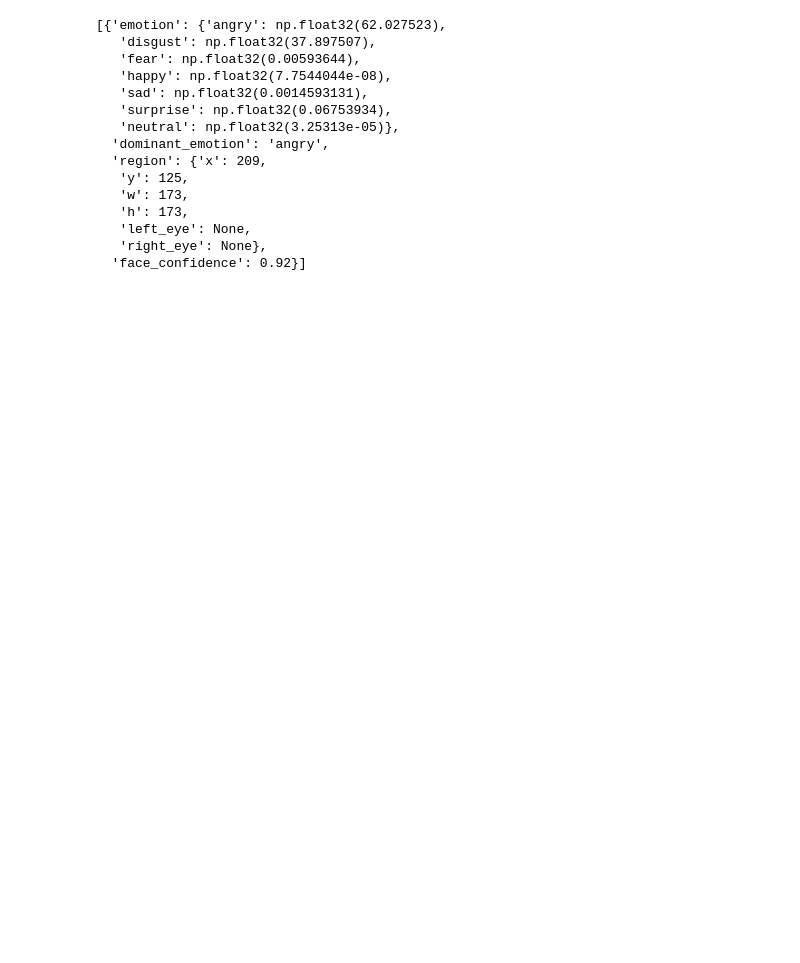
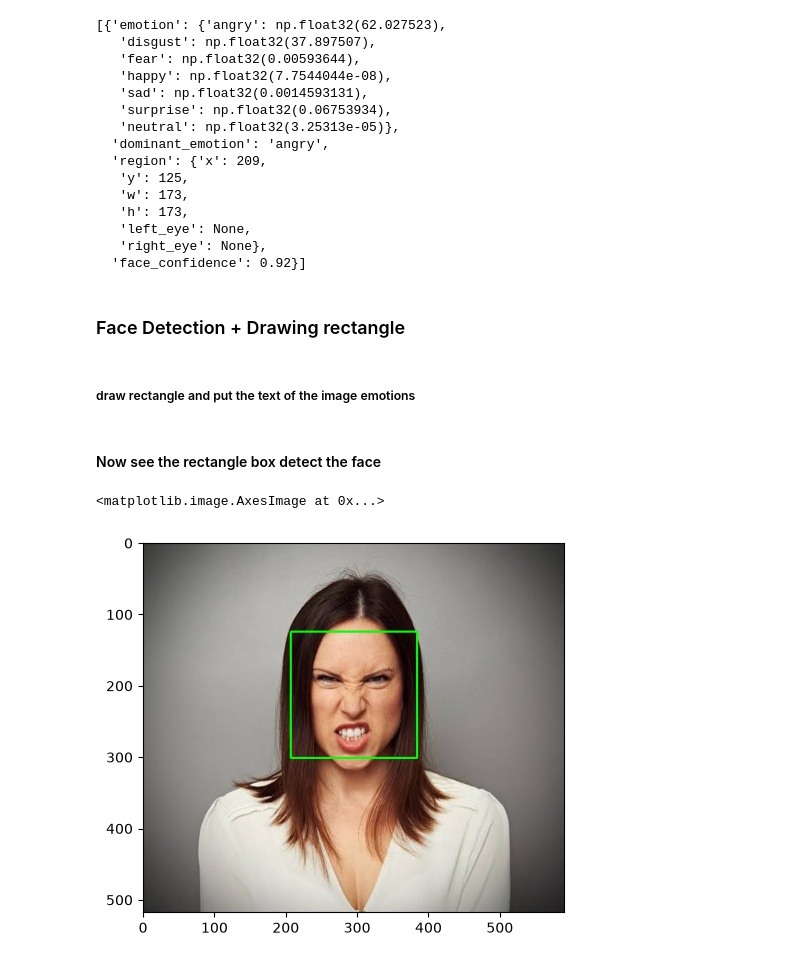
Before and after one commit to aswathh/Face_Emotion_Rcognition, a Jupyter notebook: FER_images.ipynb, the cells around one changed output. Cells and saved outputs as stored; diff of their text form; code cells hidden in the pictures; blank space fills up the shorter version.

Commit message:
detected the faces

```diff
--- a/FER_images.ipynb
+++ b/FER_images.ipynb
@@ -96,3 +91,7 @@ prediction2
    'left_eye': None,
    'right_eye': None},
   'face_confidence': 0.92}]
+# %% [markdown]
+### Face Detection + Drawing rectangle
+# %% [markdown]
+##### draw rectangle and put the text of the image emotions
@@ -98,0 +108,7 @@ prediction2
+# %% [markdown]
+#### Now see the rectangle box detect the face
+# %%
+plt.imshow(cv.cvtColor(img2,cv.COLOR_BGR2RGB))
+# %% [output]
+<matplotlib.image.AxesImage at 0x...>
+[figure, added]
```
Also changed, not shown: parts of 5 cells of this notebook.
